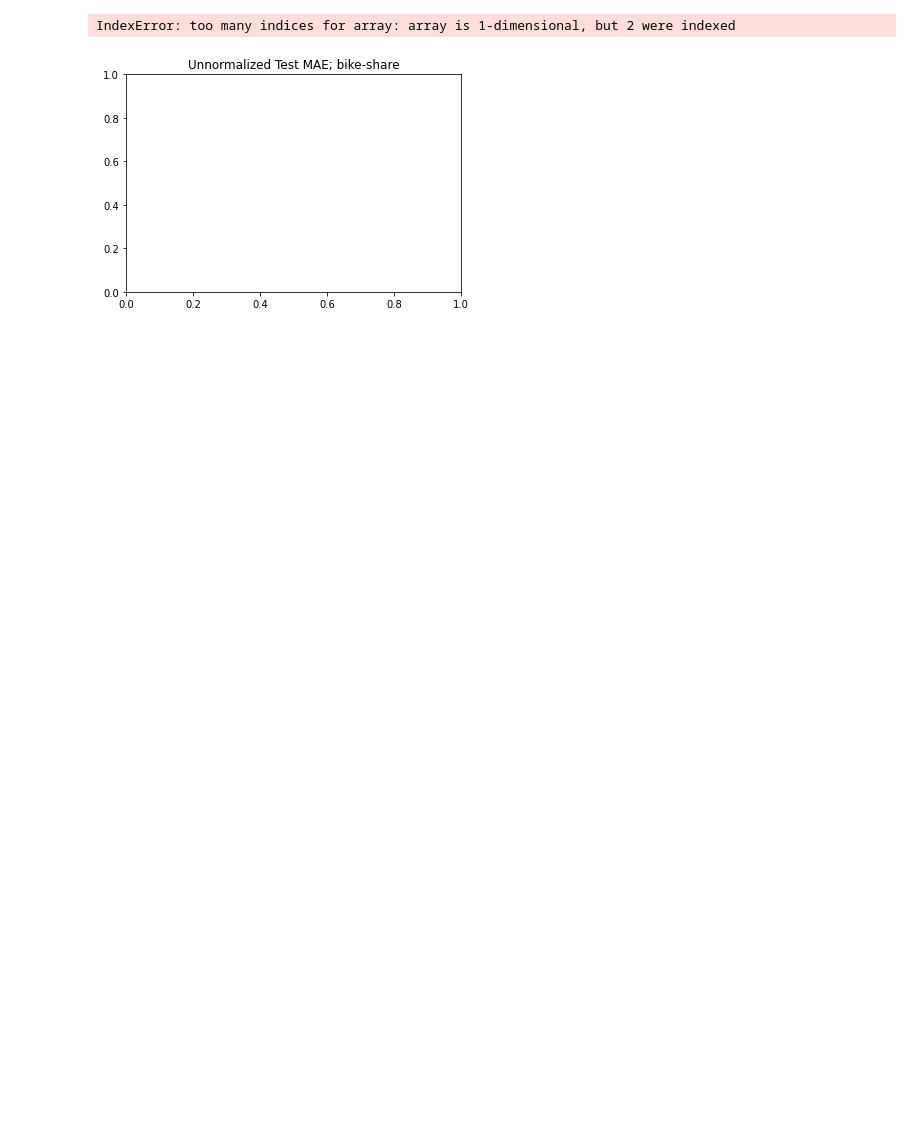
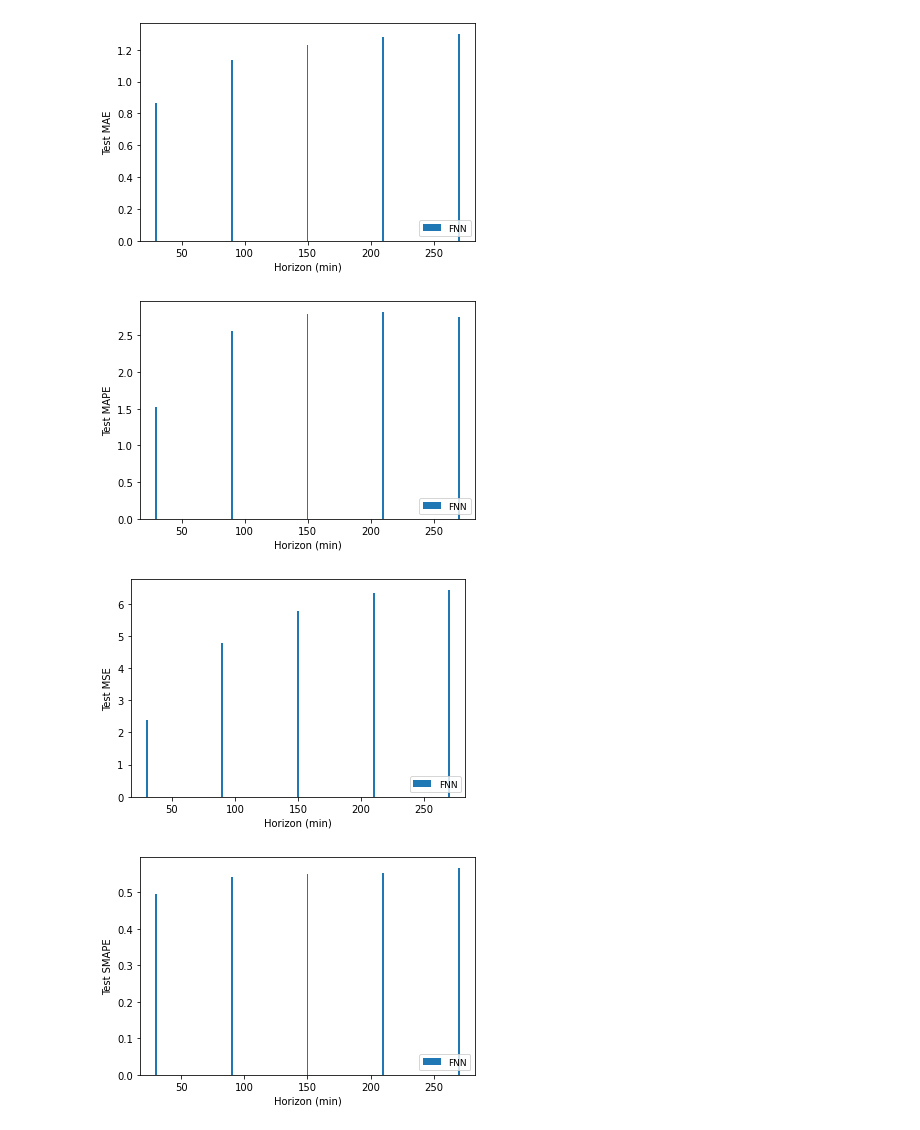
Before and after one commit to vursekar/time-adaptive-gnn, a Jupyter notebook: bike_share/evaluate_models.ipynb, the cells around one changed output. Drawn from its saved outputs; the diff is of its cells as text; code cells hidden in the pictures; blank space fills up the shorter version.

```diff
--- a/bike_share/evaluate_models.ipynb
+++ b/bike_share/evaluate_models.ipynb
@@ -12,7 +12,7 @@ from evaluation.metrics import *
 # Load everything
 
 data_directory = "processed_data"
-data_filename_base = "X_top300_201701_201912_30_m_final"
+data_filename_base = "X_top300_201801_201912_30_m_final"
 data_filename_ext = ".npz"
 data_filename = data_filename_base+data_filename_ext
 
@@ -21,7 +21,7 @@ run_info_store_directory = "stored_models"
 
 PLOTS_DIRECTORY = "plots"
 DATASET_NAME = "bike-share"
-MODEL_NAMES = ["LinearRegressor","FNN"]
+MODEL_NAMES = ["FNN"]
 
 run_info = {}
 
@@ -65,9 +65,9 @@ y_test: (10637, 300, 10, 2)
 # %%
 for MODEL_NAME in MODEL_NAMES:
     plt.figure()
-    plt.title("Normalized MAE Loss: "+MODEL_NAME+'; '+DATASET_NAME)
+    plt.title("MAE Loss: "+MODEL_NAME+'; '+DATASET_NAME)
     plt.xlabel("Epochs")
-    plt.ylabel("Normalized MAE Loss")
+    plt.ylabel("MAE Loss")
     plt.plot(run_info[MODEL_NAME]['history']['loss'],label='train')
     plt.plot(run_info[MODEL_NAME]['history']['val_loss'],label='val')
     plt.legend()
@@ -78,24 +77,35 @@ for MODEL_NAME in MODEL_NAMES:
 # %%
 loss_funcs = {'MAE':mae_losses,
               'MAPE':mape_losses,
-              'RMSE':rmse_losses}
+              'MSE':mse_losses,
+              'SMAPE': smape_losses}
 
-samples = [0,2,5,8,11]
+window_length = 10
+window_size = 30
+window_unit = 'min'
+bar_width = 1.4
+horizons = [0,2,4,6,8]
+bar_locations = lambda i, MODEL_NAMES : (np.arange(1,1+window_length)*window_size+bar_width*(i-len(MODEL_NAMES)//2))[horizons]
+
+loss_axes = (0,1,3)
+ylabel = 'total loss'
 
 for loss in loss_funcs:
 
-#     plt.figure(figsize=[8, 2.4])
     plt.figure()
-    plt.title("Unnormalized Test "+loss+"; "+DATASET_NAME)
+#     plt.title("Test "+loss+"; "+DATASET_NAME)
 
     for i,MODEL_NAME in enumerate(MODEL_NAMES):
-        losses = loss_funcs[loss](run_info[MODEL_NAME]['predictions'],run_info[MODEL_NAME]['ground_truth'])
-        plt.bar((np.arange(1,13)*5+1.4*(i-len(MODEL_NAMES)//2))[samples],losses[samples],width=1.4,label=MODEL_NAME)
+        losses = loss_funcs[loss](run_info[MODEL_NAME]['predictions'],run_info[MODEL_NAME]['ground_truth'],
+                                 axes=loss_axes)
+        plt.bar(bar_locations(i,MODEL_NAMES),losses[horizons],width=bar_width,label=MODEL_NAME)
 
-    plt.xlabel("Horizon (min)")
-    plt.ylabel("Loss")
+    plt.xlabel(f"Horizon ({window_unit})")
+    plt.ylabel('Test ' + loss)
     plt.legend(loc='lower right',prop={'size': 9})
     plt.savefig(os.path.join(PLOTS_DIRECTORY,loss+'_comparison_'+DATASET_NAME+'.png'))
 # %% [output]
-IndexError: too many indices for array: array is 1-dimensional, but 2 were indexed
-[figure, old version]
+[figure, new version]
+[figure, added]
+[figure, added]
+[figure, added]
```
Also changed, not shown: parts of 4 cells of this notebook, 12 other files.
